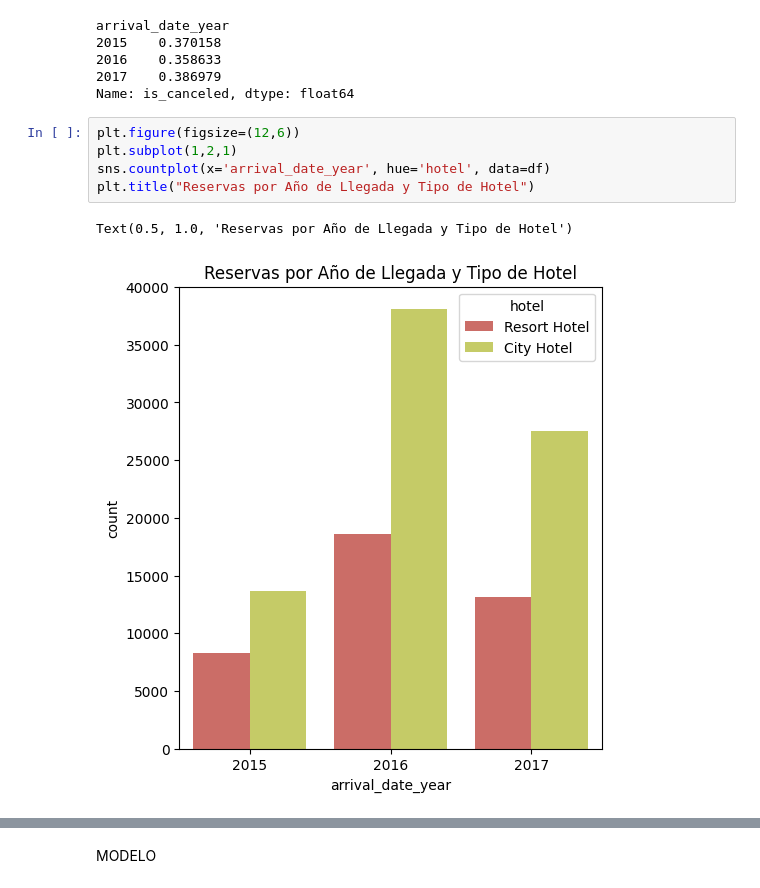
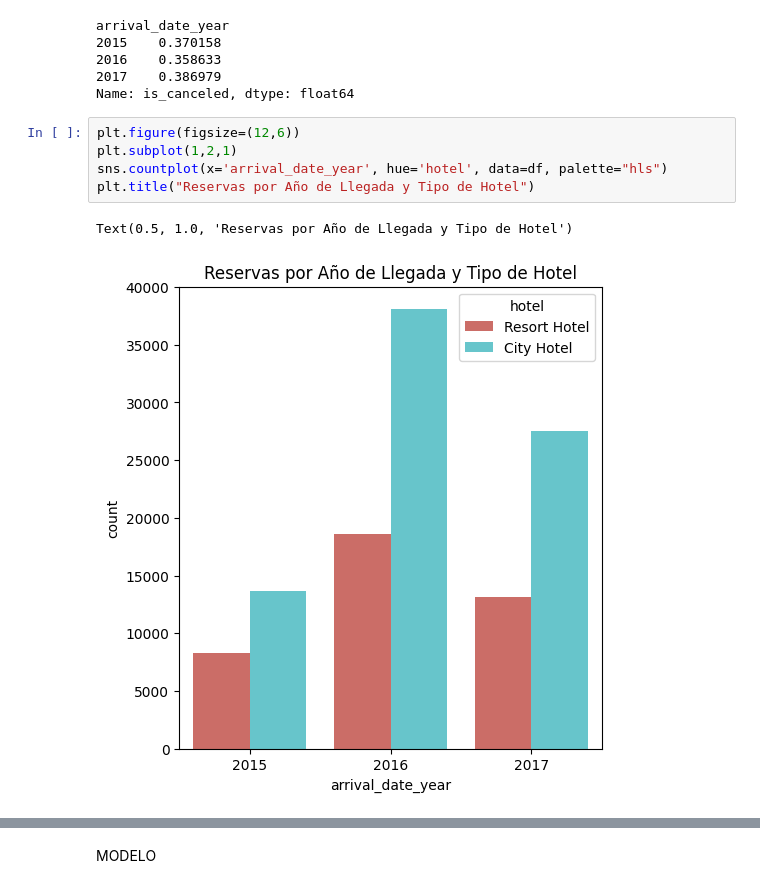
Before and after one commit to JohnChirinos/BI, a Jupyter notebook: Cancelaciones.ipynb, the cells around one changed output, grey strips where cells are left out. Saved outputs shown, nothing was run; the diff lists cells and outputs as text.

```diff
--- a/Cancelaciones.ipynb
+++ b/Cancelaciones.ipynb
@@ -371,9 +439,9 @@ Name: is_canceled, dtype: float64
 # %%
 plt.figure(figsize=(12,6))
 plt.subplot(1,2,1)
-sns.countplot(x='arrival_date_year', hue='hotel', data=df)
+sns.countplot(x='arrival_date_year', hue='hotel', data=df, palette="hls")
 plt.title("Reservas por Año de Llegada y Tipo de Hotel")
 # %% [output]
 Text(0.5, 1.0, 'Reservas por Año de Llegada y Tipo de Hotel')
-[figure, old version]
+[figure, new version]
 # %%
```
Also changed, not shown: parts of 32 cells of this notebook, 1 other file.
